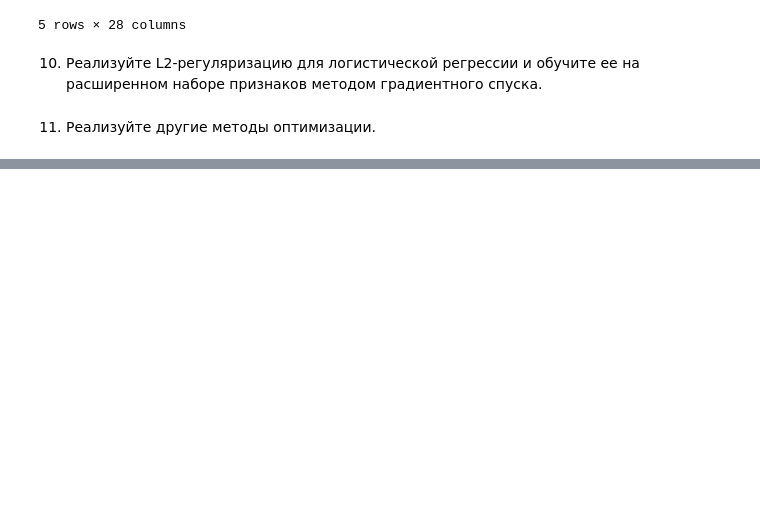
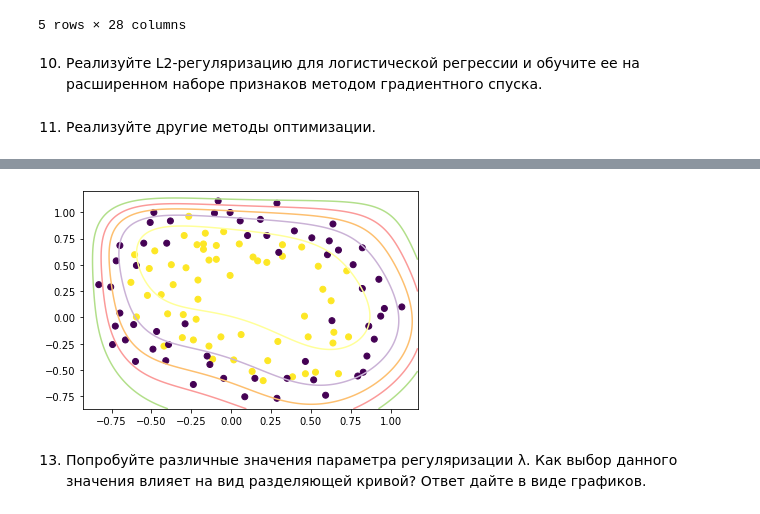
Before and after one commit to ByMyTry/MO_3sem, a Jupyter notebook: laba2/laba2.ipynb, the cells around one changed output, grey strips where cells are left out. Cells and saved outputs as stored; diff of their text form; code cells hidden in the pictures; blank space fills up the shorter version.

```diff
--- a/laba2/laba2.ipynb
+++ b/laba2/laba2.ipynb
@@ -492,0 +527,11 @@ print((datetime.now() - time1).total_seconds(), 'seconds'.upper())
+# %%
+plot_boundary(lrl2_nm, df2_features.values, labels_series.values, grid_step=.01)
+plt.scatter(df2['результат первого теста'].values,
+            df2['результат второго теста'].values,
+            c=df2['результат прохождения контроля'].values)
+plt.show()
+# %% [output]
+[figure, added]
+# %% [markdown]
+13) Попробуйте различные значения параметра регуляризации λ. Как выбор данного значения влияет на вид разделяющей
+кривой? Ответ дайте в виде графиков.
```
Also changed, not shown: parts of 22 cells of this notebook.
